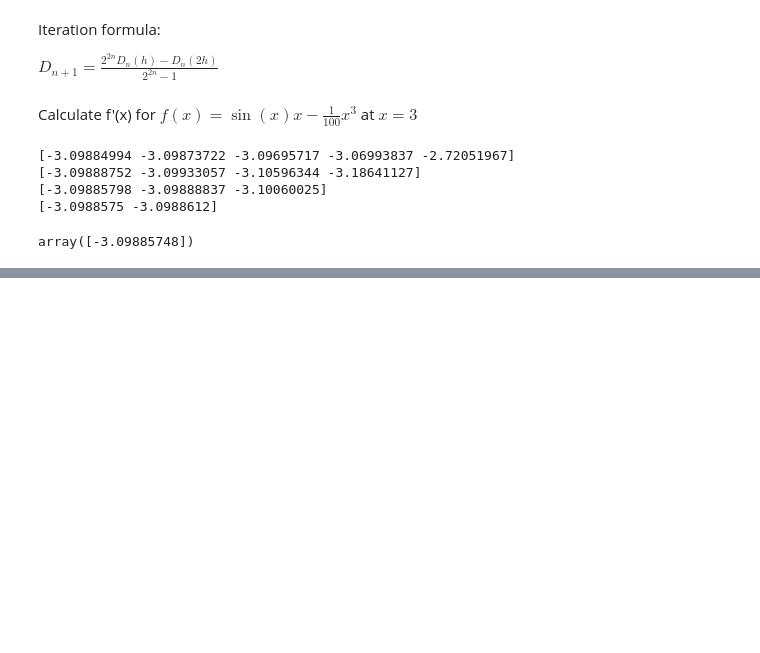
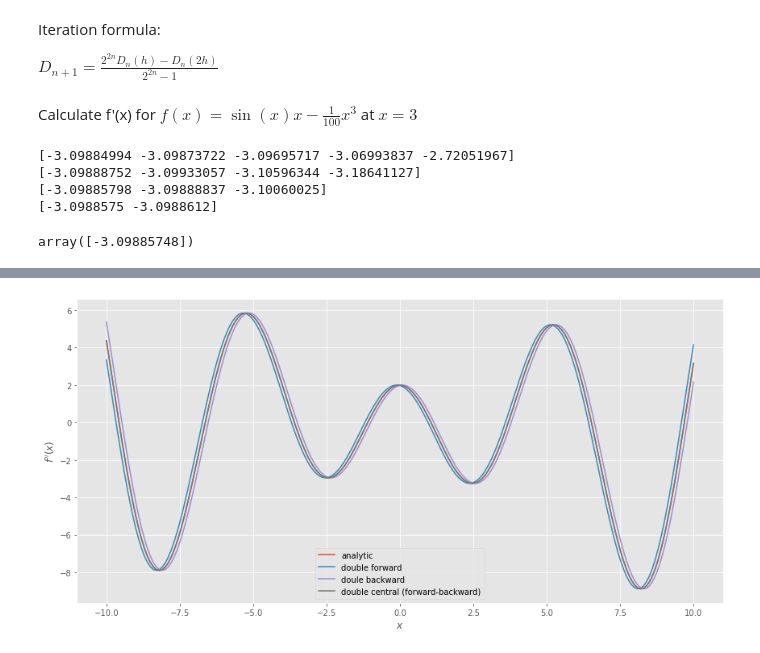
Before and after one commit to sandyherho/physComp, a Jupyter notebook: 03_derivatives/01.ipynb, the cells around one changed output, grey strips where cells are left out. Drawn from its saved outputs; the diff is of its cells as text; code cells hidden in the pictures; blank space fills up the shorter version.

```diff
--- a/03_derivatives/01.ipynb
+++ b/03_derivatives/01.ipynb
@@ -186,0 +242,22 @@ array([-3.09885748])
+# %%
+x_list = np.linspace(-10,10,201)
+analytical_d2_list = -np.sin(x_list)*x_list + 2*np.cos(x_list) - 6/100*x_list
+
+h = 0.1
+
+forward_d2_list = (f(x_list+2*h) - 2*f(x_list+h) + f(x_list)) / h**2
+backward_d2_list = (f(x_list) - 2*f(x_list-h) + f(x_list - 2*h)) / h**2
+central_d2_list = (f(x_list+h) - 2*f(x_list) + f(x_list - h)) / h**2
+
+plt.figure(figsize=(12,6));
+plt.plot(x_list, analytical_d2_list, label='analytic');
+plt.plot(x_list, forward_d2_list, label='double forward');
+plt.plot(x_list, backward_d2_list, label='doule backward');
+plt.plot(x_list, central_d2_list, label='double central (forward-backward)');
+
+plt.xlabel('$x$');
+plt.ylabel("$f''(x)$");
+plt.legend();
+plt.tight_layout();
+# %% [output]
+[figure, added]
```
Also changed, not shown: parts of 17 cells of this notebook, 2 other files.
